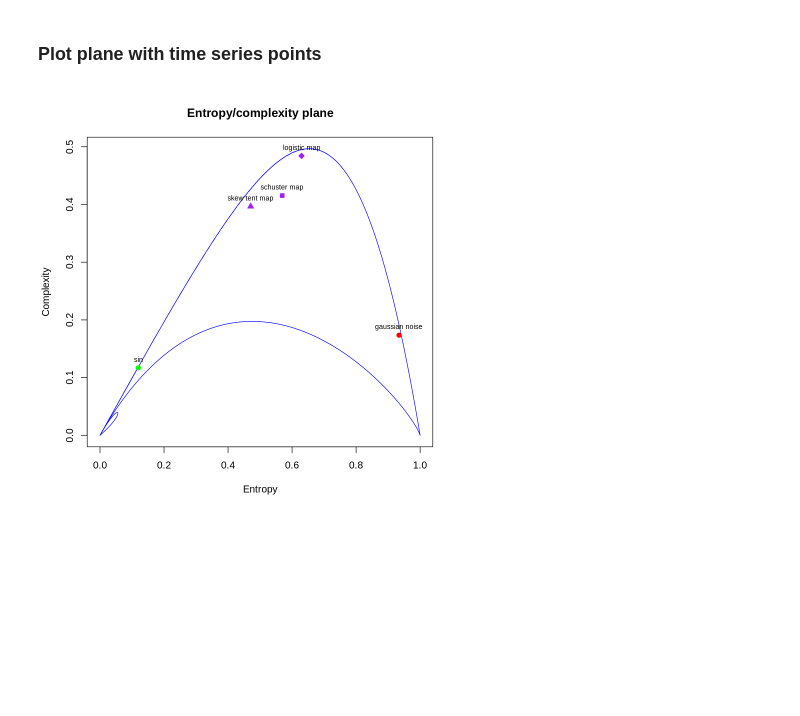
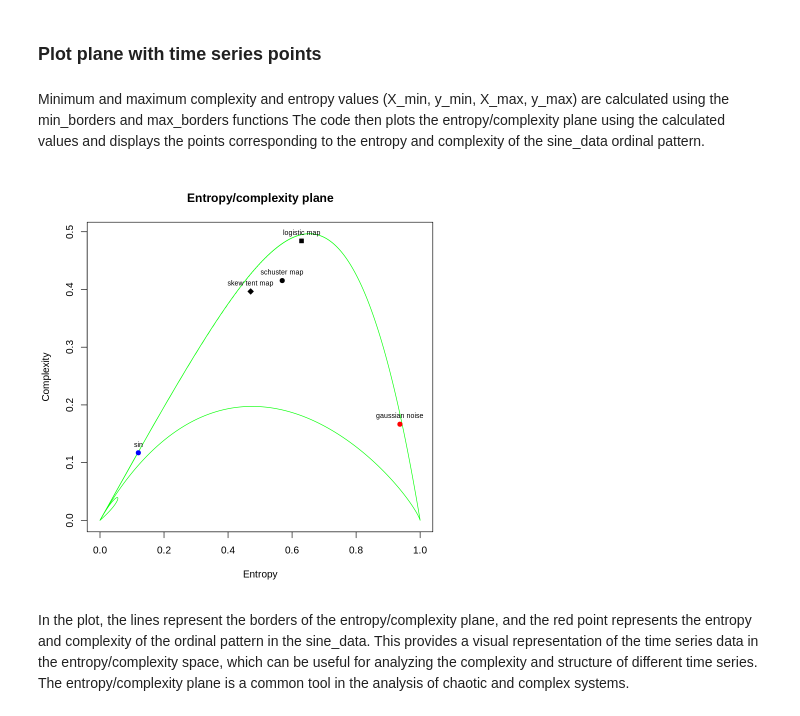
Before and after one commit to infoKhush/TIME_SERIES_2023, a Jupyter notebook: HW1_Entropy-Complexity Plane/Entropy_complexity_Plane_Khushbu.ipynb, the cells around one changed output. Cells and saved outputs as stored; diff of their text form; code cells hidden in the pictures; blank space fills up the shorter version.

Commit message:
functionalities added

```diff
--- a/HW1_Entropy-Complexity Plane/Entropy_complexity_Plane_Khushbu.ipynb
+++ b/HW1_Entropy-Complexity Plane/Entropy_complexity_Plane_Khushbu.ipynb
@@ -181,24 +188,29 @@ logistic_map_p <- ordinal_pattern(logistic_map_data)
 skew_tent_map_p <- ordinal_pattern(skew_tent_map_data)
 # %% [markdown]
 ### Plot plane with time series points
+# %% [markdown]
+Minimum and maximum complexity and entropy values (X_min, y_min, X_max, y_max) are calculated using the min_borders and max_borders functions
+The code then plots the entropy/complexity plane using the calculated values and displays the points corresponding to the entropy and complexity of the sine_data ordinal pattern.
 # %%
-plot(X_max, y_max, type = "l", col = "blue", xlab = "Entropy",
+plot(X_max, y_max, type = "l", col = "green", xlab = "Entropy",
     ylab = "Complexity", main = "Entropy/complexity plane", bg="white")
-lines(X_min, y_min, col = "blue")
+lines(X_min, y_min, col = "green")
 
 points(entropic_measure(noise_p), complexity(noise_p), col = "red", pch=19)
 text(entropic_measure(noise_p), complexity(noise_p), labels="gaussian noise", cex= 0.7, pos=3)
 
-points(entropic_measure(sin_p), complexity(sin_p), col = "green", bg="green", pch=19)
+points(entropic_measure(sin_p), complexity(sin_p), col = "blue", bg="blue", pch=19)
 text(entropic_measure(sin_p), complexity(sin_p), labels="sin", cex= 0.7, pos=3)
 
-points(entropic_measure(schuster_map_p), complexity(schuster_map_p), col = "purple", bg="purple", pch=22)
+points(entropic_measure(schuster_map_p), complexity(schuster_map_p), col = "black", bg="black", pch=21)
 text(entropic_measure(schuster_map_p), complexity(schuster_map_p), labels="schuster map", cex= 0.7, pos=3)
 
-points(entropic_measure(logistic_map_p), complexity(logistic_map_p), col = "purple", bg="purple", pch=23)
+points(entropic_measure(logistic_map_p), complexity(logistic_map_p), col = "black", bg="black", pch=22)
 text(entropic_measure(logistic_map_p), complexity(logistic_map_p), labels="logistic map", cex= 0.7, pos=3)
 
-points(entropic_measure(skew_tent_map_p), complexity(skew_tent_map_p), col = "purple", bg="purple", pch=24)
+points(entropic_measure(skew_tent_map_p), complexity(skew_tent_map_p), col = "black", bg="black", pch=23)
 text(entropic_measure(skew_tent_map_p), complexity(skew_tent_map_p), labels="skew tent map", cex= 0.7, pos=3)
 # %% [output]
-[figure, old version]
+[figure, new version]
+# %% [markdown]
+In the plot, the lines represent the borders of the entropy/complexity plane, and the red point represents the entropy and complexity of the ordinal pattern in the sine_data. This provides a visual representation of the time series data in the entropy/complexity space, which can be useful for analyzing the complexity and structure of different time series. The entropy/complexity plane is a common tool in the analysis of chaotic and complex systems.
```
Also changed, not shown: parts of 8 cells of this notebook.
